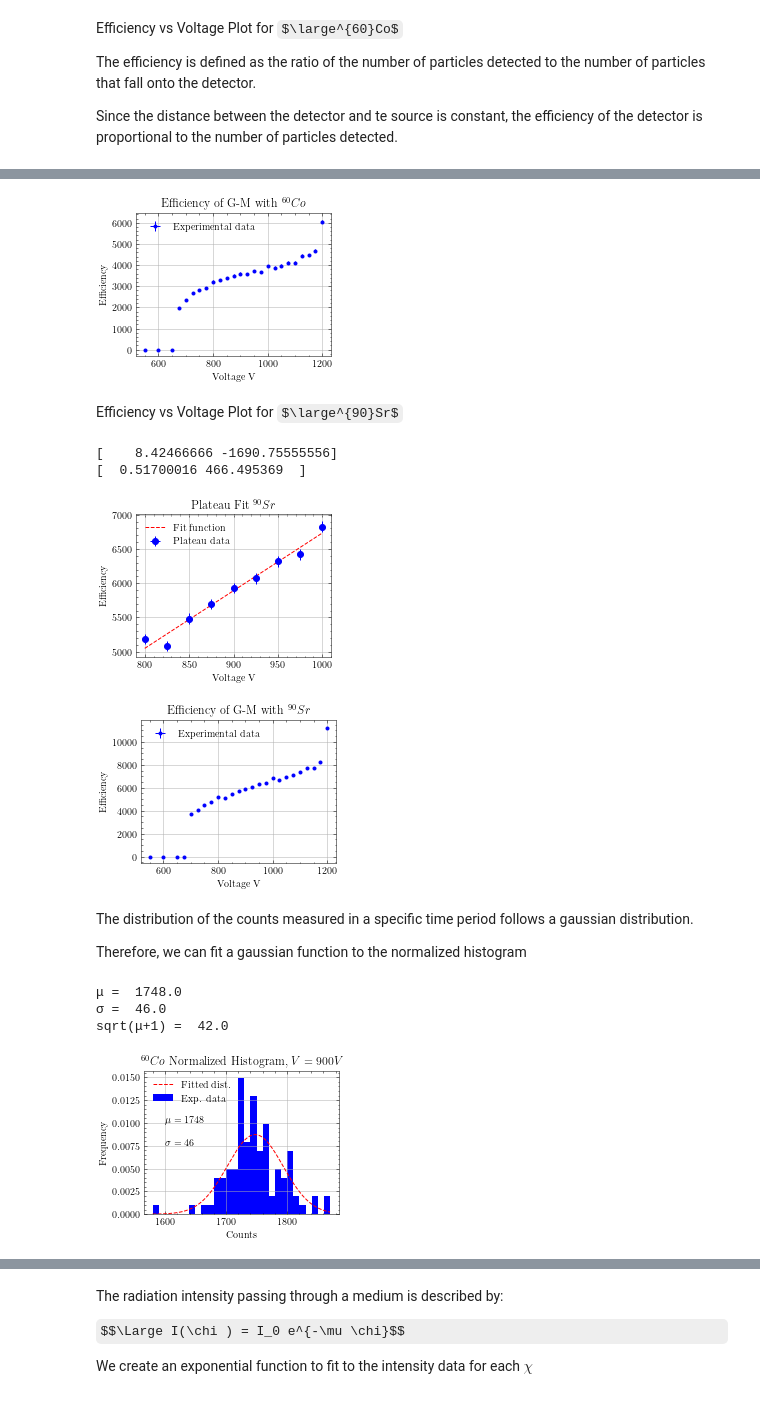
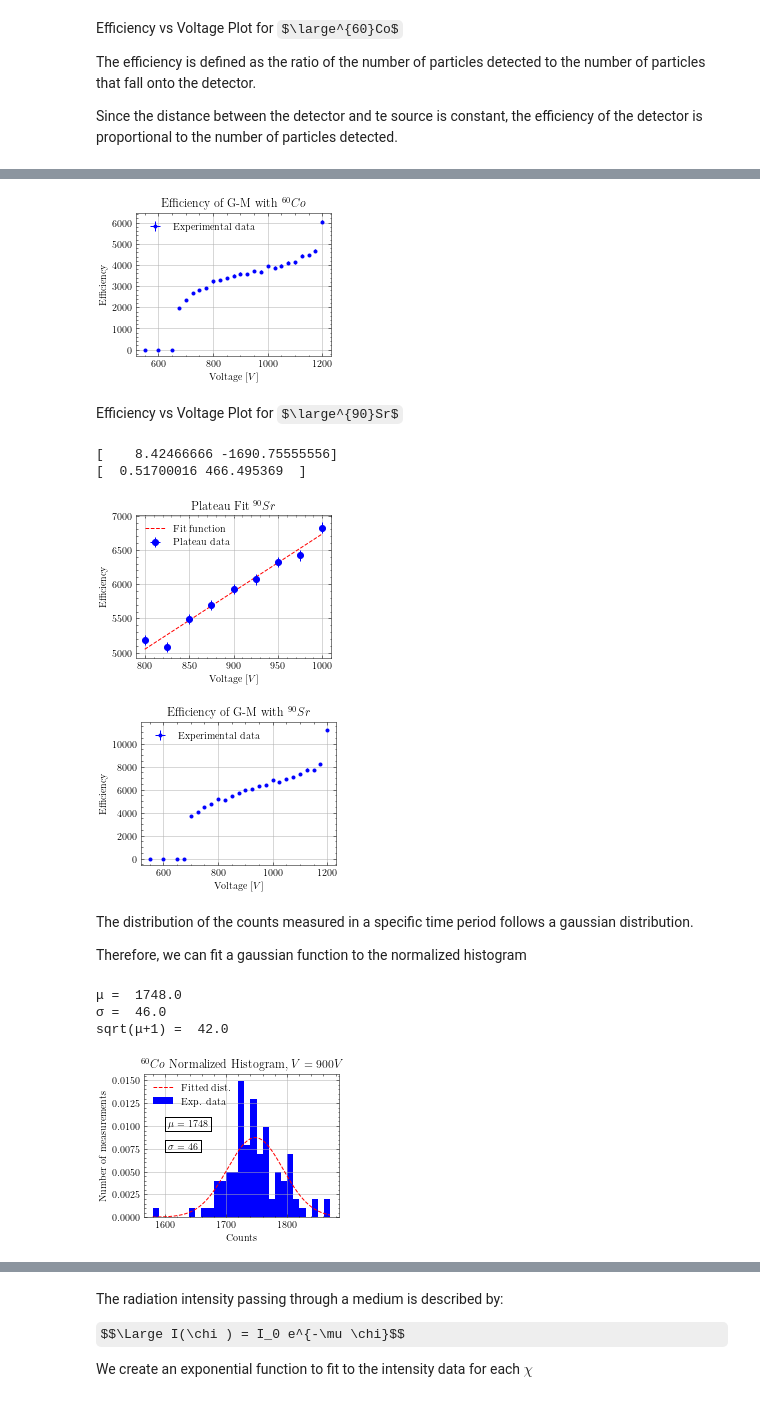
Before and after one commit to GiorgosChr/PHY-322-Analysis, a Jupyter notebook: Exp10/Analysis_Exp10.ipynb, the cells around one changed output, grey strips where cells are left out. Drawn from its saved outputs; the diff is of its cells as text; code cells hidden in the pictures; some formulas as TeX source.

```diff
--- a/Exp10/Analysis_Exp10.ipynb
+++ b/Exp10/Analysis_Exp10.ipynb
@@ -73,18 +73,16 @@ plt.savefig('plateau-co.png', dpi=500)
 # %%
-
-
 #Plot both the experimental data and the fit function.
 
 plt.errorbar(volts, counts, counts_error, volts*0, 'bo', markersize=3)
 #plt.plot(x, linear(x, *popt), 'r--')
 plt.title('Efficiency of G-M with $^{60}Co$')
-plt.xlabel('Voltage V')
+plt.xlabel(r'Voltage $[V]$')
 plt.ylabel('Efficiency')
 plt.grid()
 plt.legend(['Experimental data'])
 plt.savefig('efficiency_co.png', dpi=500)
 # %% [output]
-[figure, old version]
+[figure, new version]
 # %% [markdown]
 Efficiency vs Voltage Plot for $\large^{90}Sr$
 # %%
@@ -109,26 +107,26 @@ plt.plot(x, linear(x, *popt), 'r--')
 plt.grid()
 plt.title('Plateau Fit $^{90}Sr$')
 plt.ylabel('Efficiency')
-plt.xlabel('Voltage V')
+plt.xlabel(r'Voltage $[V]$')
 plt.legend(['Fit function', 'Plateau data'])
 plt.savefig('plateau-sr.png', dpi=500)
 # %% [output]
 [    8.42466666 -1690.75555556]
 [  0.51700016 466.495369  ]
-[figure, old version]
+[figure, new version]
 # %%
 
 
 plt.errorbar(volts, counts, counts_error, volts*0, 'bo', markersize=3)
 plt.title('Efficiency of G-M with $^{90}Sr$')
 #plt.plot(x, linear(x, *popt), 'r--')
-plt.xlabel('Voltage V')
+plt.xlabel(r'Voltage $[V]$')
 plt.ylabel('Efficiency')
 plt.grid()
 plt.legend(['Experimental data'])
 plt.savefig('efficiency_sr.png', dpi=500)
 # %% [output]
-[figure, old version]
+[figure, new version]
 # %% [markdown]
 The distribution of the counts measured in a specific time period follows a gaussian distribution.
 
@@ -136,29 +134,29 @@ Therefore, we can fit a gaussian function to the normalized histogram
 # %%
 distribution = np.loadtxt('co_distribution.txt')
 mu, sigma = norm.fit(distribution)
 print("μ = ", np.round(mu,0))
 print("σ = ", np.round(sigma,0))
 print("sqrt(μ+1) = ", np.round(np.sqrt(mu+1),0))
 min = np.min(distribution)
 max = np.max(distribution)
 bin = int((max-min)/10)
 x = np.linspace(min , max, 10000)
 
 plt.hist(distribution, bin, density=True, color='Blue')
 plt.plot(x, gauss(x, mu, sigma), 'r--')
 plt.grid()
 plt.title('$^{60}Co$ Normalized Histogram, $V = 900V$')
 plt.xlabel('Counts')
-plt.ylabel('Frequency')
-plt.text(1600, 0.01, '$\mu = 1748$')
-plt.text(1600, 0.0075, '$\sigma = 46$')
+plt.ylabel('Number of measurements')
+plt.text(1600, 0.01, r'$\boxed{\mu = 1748}$')
+plt.text(1600, 0.0075, r'$\boxed{\sigma = 46}$')
 plt.legend(['Fitted dist.', 'Exp. data'])
 plt.savefig('histogram_normalized.png', dpi=500)
 # %% [output]
 μ =  1748.0
 σ =  46.0
 sqrt(μ+1) =  42.0
-[figure, old version]
+[figure, new version]
 # %%
 plt.hist(distribution, bin, density=False, color='Blue')
 plt.grid()
```
Also changed, not shown: parts of 5 cells of this notebook, 12 other files.
